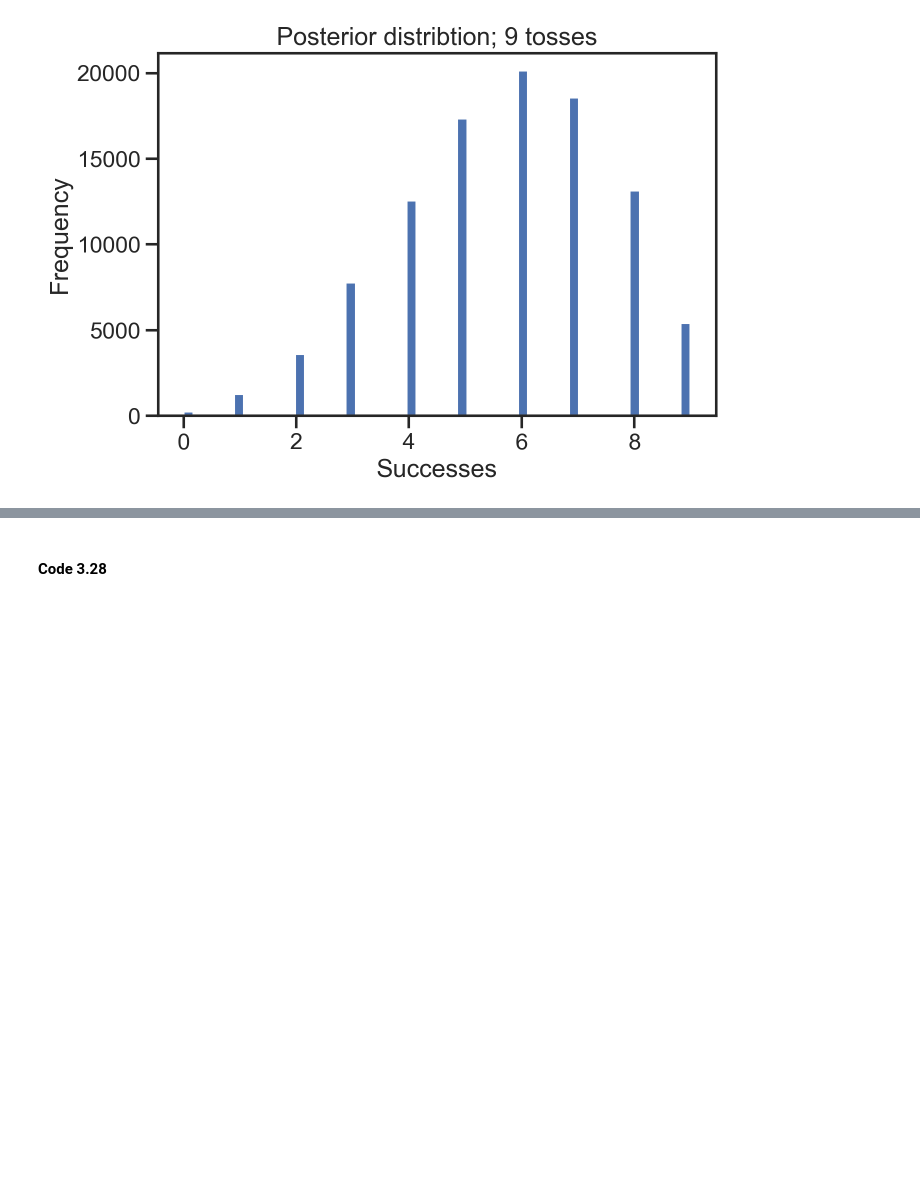
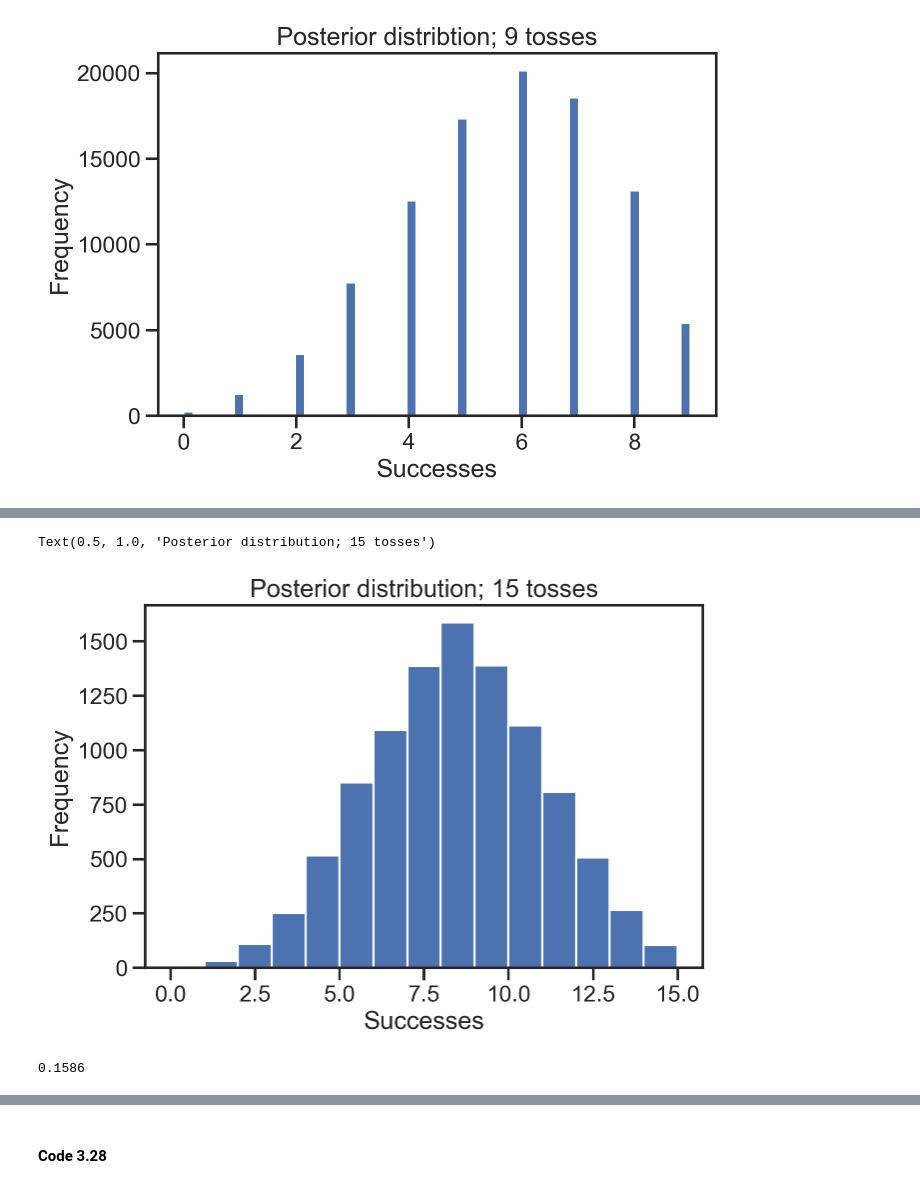
Before and after one commit to josesho/resources, a Jupyter notebook: Rethinking_2/Chp_03.ipynb, the cells around one changed output, grey strips where cells are left out. Saved outputs shown, nothing was run; the diff lists cells and outputs as text; code cells hidden in the pictures; blank space fills up the shorter version.

```diff
--- a/Rethinking_2/Chp_03.ipynb
+++ b/Rethinking_2/Chp_03.ipynb
@@ -282,0 +368,24 @@ samples = np.random.choice(p_grid, p=posterior, size=int(1e4), replace=True)
+# %%
+# 3M3.
+# Construct a posterior predictive check for this model and data.
+# This means simulate the distribution of samples, averaging over the posterior uncertainty in p.
+# What is the probability of observing 8 water in 15 tosses?
+
+
+# Calculate the sampled distributions for each parameter value in 'samples'.
+# the kwarg `p` can be a vector or a single value.
+dummy1 = stats.binom.rvs(n=15, p=samps)
+
+plt.hist(dummy1,
+         bins=15)
+
+plt.xlabel("Successes")
+plt.ylabel("Frequency")
+plt.title(f"Posterior distribution; 15 tosses")
+# %% [output]
+Text(0.5, 1.0, 'Posterior distribution; 15 tosses')
+[figure, added]
+# %%
+sum(dummy1 == 8) / len(dummy1)
+# %% [output]
+0.1586
```
Also changed, not shown: parts of 24 cells of this notebook.
